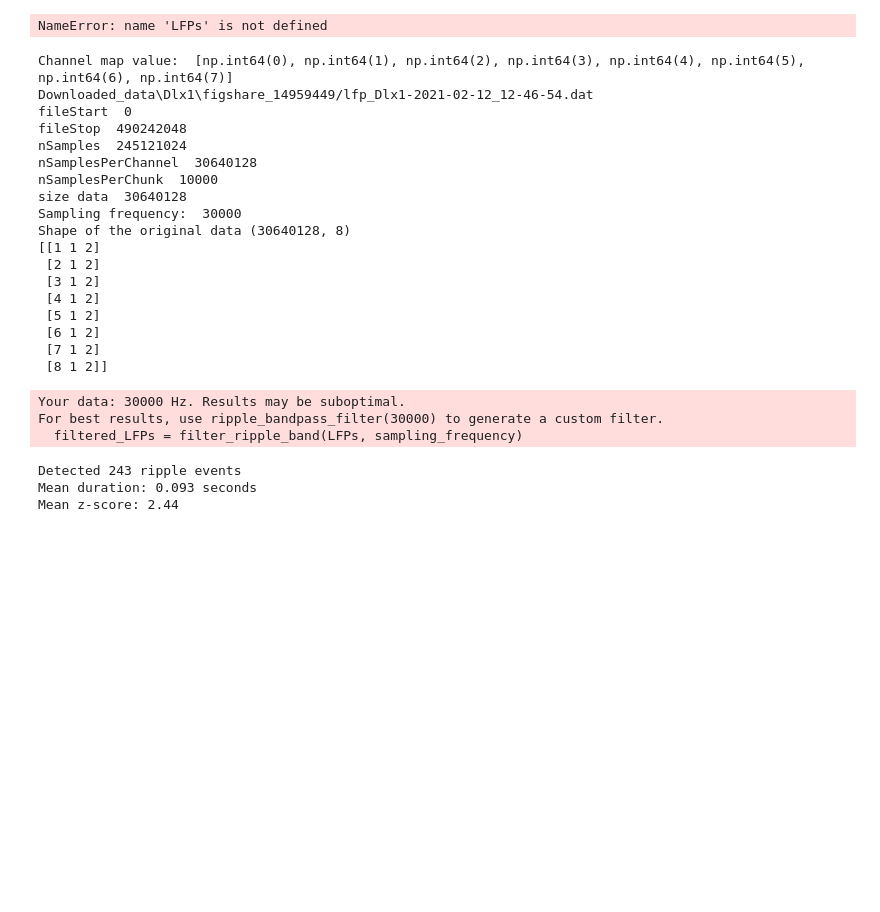
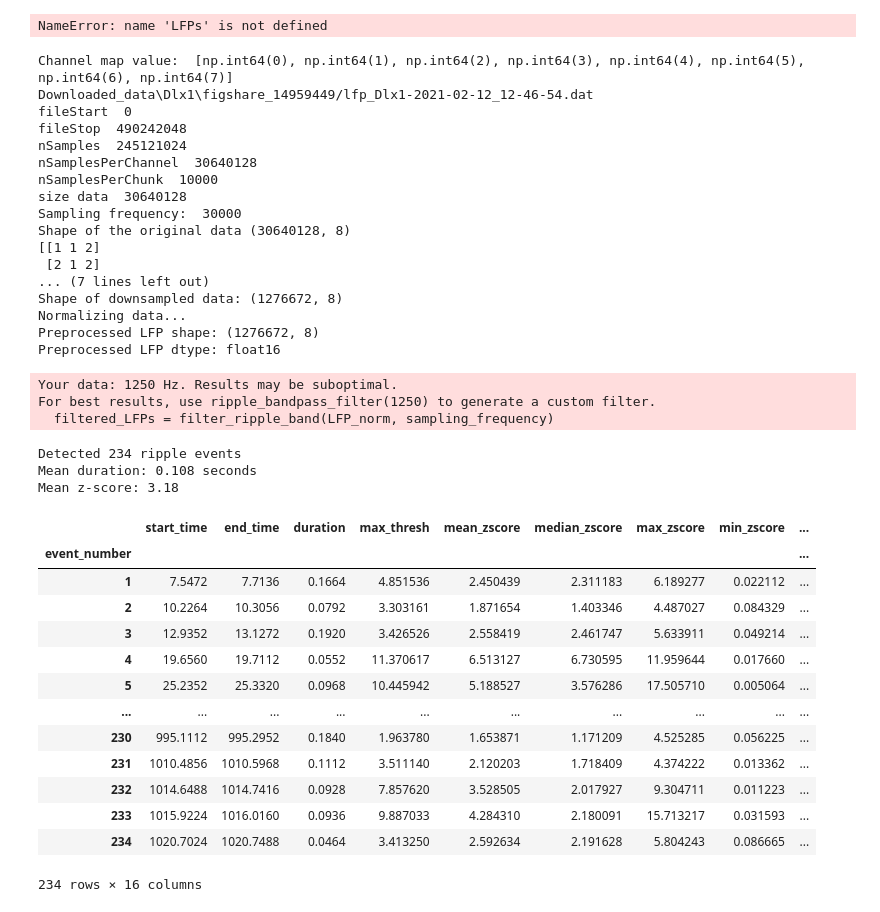
Before and after one commit to lilytong0919/rippl-AI, a Jupyter notebook: 260806_try_ripple-detection.ipynb, the cells around one changed output. Cells and saved outputs as stored; diff of their text form; code cells hidden in the pictures; blank space fills up the shorter version.

```diff
--- a/260806_try_ripple-detection.ipynb
+++ b/260806_try_ripple-detection.ipynb
@@ -50,6 +50,7 @@ NameError: name 'LFPs' is not defined
 # %%
 import load_fcn
 import os
+import numpy as np
 
 
 path=os.path.join('Downloaded_data','Dlx1','figshare_14959449')
@@ -61,10 +62,26 @@ channels_map = load_fcn.load_channels_map(path)
 channels, shanks, ref_channels = load_fcn.reformat_channels(channels_map, ref_channels)
 # Read .dat
 print('Channel map value: ',channels)
-LFPs = load_fcn.load_raw_data(path, expName, channels, verbose=True)
+LFP = load_fcn.load_raw_data(path, expName, channels, verbose=True)
 print('Sampling frequency: ', sf)
-print('Shape of the original data',LFPs.shape)
+print('Shape of the original data',LFP.shape)
 print(channels_map)
+
+import proc_fcn
+# The loaded LFP already contains the requested channels, so use its column indices
+lfp_channels = np.arange(LFP.shape[1])
+
+# Interpolate missing channels, downsample, and z-score each channel
+LFP_norm = proc_fcn.process_LFP(
+    LFP,
+    sf=sf,
+    d_sf=1250,
+    channels=lfp_channels,
+)
+sf = 1250  # Update the sampling frequency after downsampling
+
+print("Preprocessed LFP shape:", LFP_norm.shape)
+print("Preprocessed LFP dtype:", LFP_norm.dtype)
 # %% [output]
 Channel map value:  [np.int64(0), np.int64(1), np.int64(2), np.int64(3), np.int64(4), np.int64(5), np.int64(6), np.int64(7)]
 Downloaded_data\Dlx1\figshare_14959449/lfp_Dlx1-2021-02-12_12-46-54.dat
@@ -78,20 +95,19 @@ Sampling frequency:  30000
 Shape of the original data (30640128, 8)
 [[1 1 2]
  [2 1 2]
- [3 1 2]
- [4 1 2]
- [5 1 2]
- [6 1 2]
- [7 1 2]
- [8 1 2]]
+... (7 lines left out)
+Shape of downsampled data: (1276672, 8)
+Normalizing data...
+Preprocessed LFP shape: (1276672, 8)
+Preprocessed LFP dtype: float16
 # %%
 from ripple_detection import Karlsson_ripple_detector,filter_ripple_band
 # for the parida lab data, I might need to make fake timestamps and speed
-speed = np.zeros(LFPs.shape[0])
-time = np.arange(LFPs.shape[0]) / sf
+speed = np.zeros(LFP_norm.shape[0])
+time = np.arange(LFP_norm.shape[0]) / sf
 sampling_frequency = sf
 
-filtered_LFPs = filter_ripple_band(LFPs, sampling_frequency)
+filtered_LFPs = filter_ripple_band(LFP_norm, sampling_frequency)
 # Detect ripples with custom parameters
 ripples = Karlsson_ripple_detector(
     time, filtered_LFPs[:,4:5], speed, sampling_frequency,
@@ -107,11 +123,28 @@ print(f"Detected {len(ripples)} ripple events")
 print(f"Mean duration: {ripples['duration'].mean():.3f} seconds")
 print(f"Mean z-score: {ripples['mean_zscore'].mean():.2f}")
 # %% [output]
-Your data: 30000 Hz. Results may be suboptimal.
-For best results, use ripple_bandpass_filter(30000) to generate a custom filter.
-  filtered_LFPs = filter_ripple_band(LFPs, sampling_frequency)
+Your data: 1250 Hz. Results may be suboptimal.
+For best results, use ripple_bandpass_filter(1250) to generate a custom filter.
+  filtered_LFPs = filter_ripple_band(LFP_norm, sampling_frequency)
-Detected 243 ripple events
-Mean duration: 0.093 seconds
-Mean z-score: 2.44
+Detected 234 ripple events
+Mean duration: 0.108 seconds
+Mean z-score: 3.18
+# %%
+ripples
+# %% [output]
+|  | start_time | end_time | duration | max_thresh | mean_zscore | median_zscore | max_zscore | min_zscore | ... |
+| event_number |  |  |  |  |  |  |  |  | ... |
+| 1 | 7.5472 | 7.7136 | 0.1664 | 4.851536 | 2.450439 | 2.311183 | 6.189277 | 0.022112 | ... |
+| 2 | 10.2264 | 10.3056 | 0.0792 | 3.303161 | 1.871654 | 1.403346 | 4.487027 | 0.084329 | ... |
+| 3 | 12.9352 | 13.1272 | 0.1920 | 3.426526 | 2.558419 | 2.461747 | 5.633911 | 0.049214 | ... |
+| 4 | 19.6560 | 19.7112 | 0.0552 | 11.370617 | 6.513127 | 6.730595 | 11.959644 | 0.017660 | ... |
+| 5 | 25.2352 | 25.3320 | 0.0968 | 10.445942 | 5.188527 | 3.576286 | 17.505710 | 0.005064 | ... |
+| ... | ... | ... | ... | ... | ... | ... | ... | ... | ... |
+| 230 | 995.1112 | 995.2952 | 0.1840 | 1.963780 | 1.653871 | 1.171209 | 4.525285 | 0.056225 | ... |
+| 231 | 1010.4856 | 1010.5968 | 0.1112 | 3.511140 | 2.120203 | 1.718409 | 4.374222 | 0.013362 | ... |
+| 232 | 1014.6488 | 1014.7416 | 0.0928 | 7.857620 | 3.528505 | 2.017927 | 9.304711 | 0.011223 | ... |
+| 233 | 1015.9224 | 1016.0160 | 0.0936 | 9.887033 | 4.284310 | 2.180091 | 15.713217 | 0.031593 | ... |
+| 234 | 1020.7024 | 1020.7488 | 0.0464 | 3.413250 | 2.592634 | 2.191628 | 5.804243 | 0.086665 | ... |
+234 rows × 16 columns
 # %%
 import matplotlib.pyplot as plt
```
Also changed, not shown: parts of 1 cell of this notebook.
